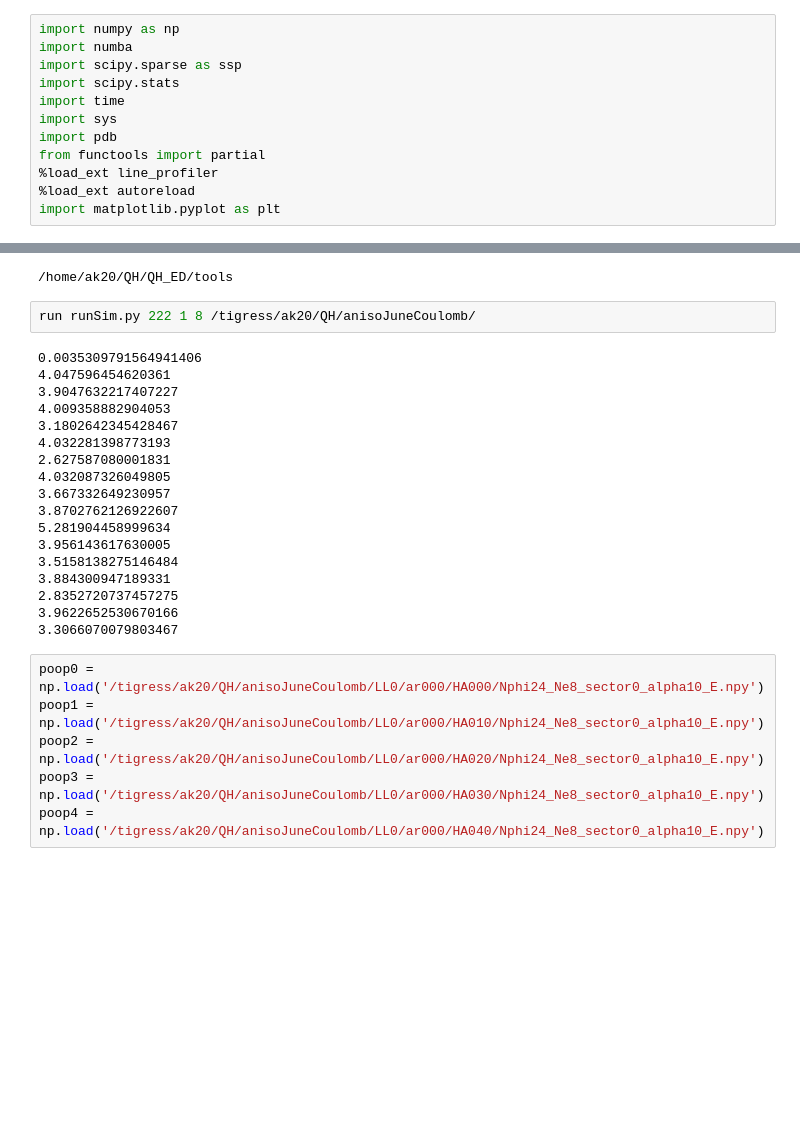
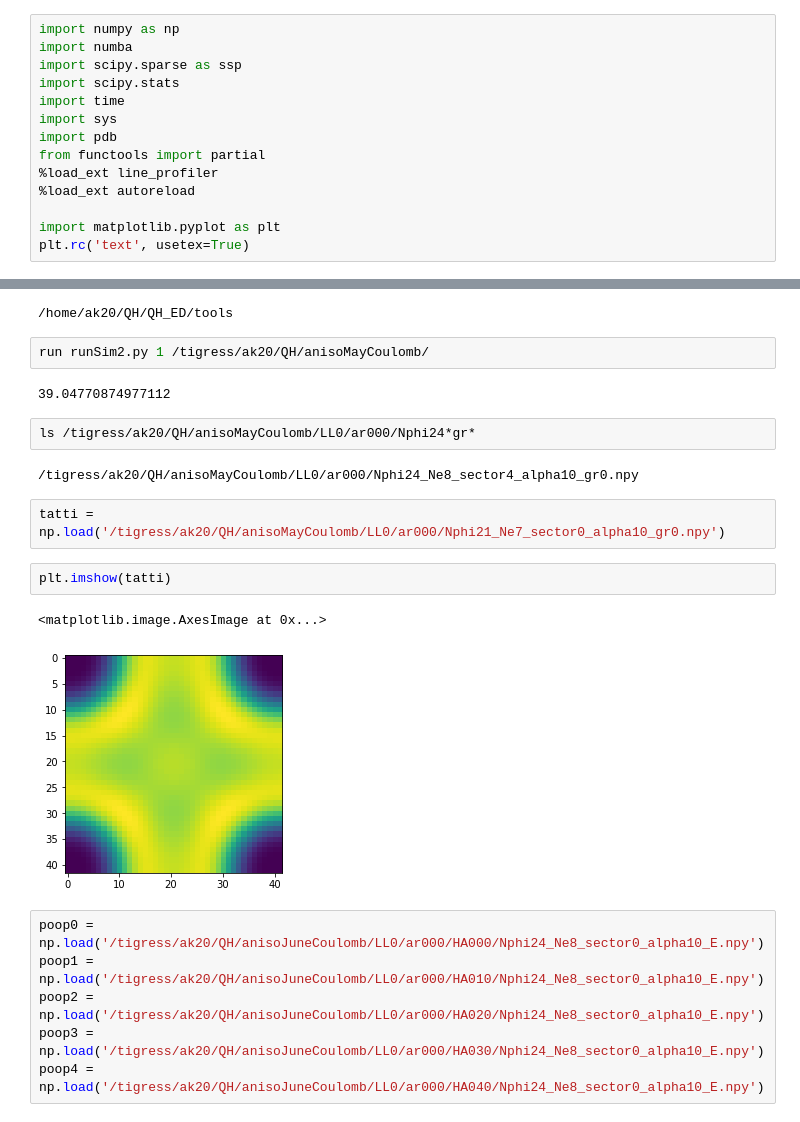
Before and after one commit to akshaykri/QH_ED, a Jupyter notebook: examples/Haldane.ipynb, the cells around one changed output, grey strips where cells are left out. Cells and saved outputs as stored; diff of their text form; blank space fills up the shorter version.

```diff
--- a/examples/Haldane.ipynb
+++ b/examples/Haldane.ipynb
@@ -9,4 +9,6 @@ import pdb
 from functools import partial
 %load_ext line_profiler
 %load_ext autoreload
+
 import matplotlib.pyplot as plt
+plt.rc('text', usetex=True)
@@ -251,25 +292,20 @@ cd ../tools
 # %% [output]
 /home/ak20/QH/QH_ED/tools
 # %%
-run runSim.py 222 1 8 /tigress/ak20/QH/anisoJuneCoulomb/
+run runSim2.py 1 /tigress/ak20/QH/anisoMayCoulomb/
 # %% [output]
-0.0035309791564941406
-4.047596454620361
-3.9047632217407227
-4.009358882904053
-3.1802642345428467
-4.032281398773193
-2.627587080001831
-4.032087326049805
-3.667332649230957
-3.8702762126922607
-5.281904458999634
-3.956143617630005
-3.5158138275146484
-3.884300947189331
-2.8352720737457275
-3.9622652530670166
-3.3066070079803467
+39.04770874977112
+# %%
+ls /tigress/ak20/QH/anisoMayCoulomb/LL0/ar000/Nphi24*gr*
+# %% [output]
+/tigress/ak20/QH/anisoMayCoulomb/LL0/ar000/Nphi24_Ne8_sector4_alpha10_gr0.npy
+# %%
+tatti = np.load('/tigress/ak20/QH/anisoMayCoulomb/LL0/ar000/Nphi21_Ne7_sector0_alpha10_gr0.npy')
+# %%
+plt.imshow(tatti)
+# %% [output]
+<matplotlib.image.AxesImage at 0x...>
+[figure, added]
 # %%
 poop0 = np.load('/tigress/ak20/QH/anisoJuneCoulomb/LL0/ar000/HA000/Nphi24_Ne8_sector0_alpha10_E.npy')
 poop1 = np.load('/tigress/ak20/QH/anisoJuneCoulomb/LL0/ar000/HA010/Nphi24_Ne8_sector0_alpha10_E.npy')
```
Also changed, not shown: parts of 10 cells of this notebook, 2 other files.
